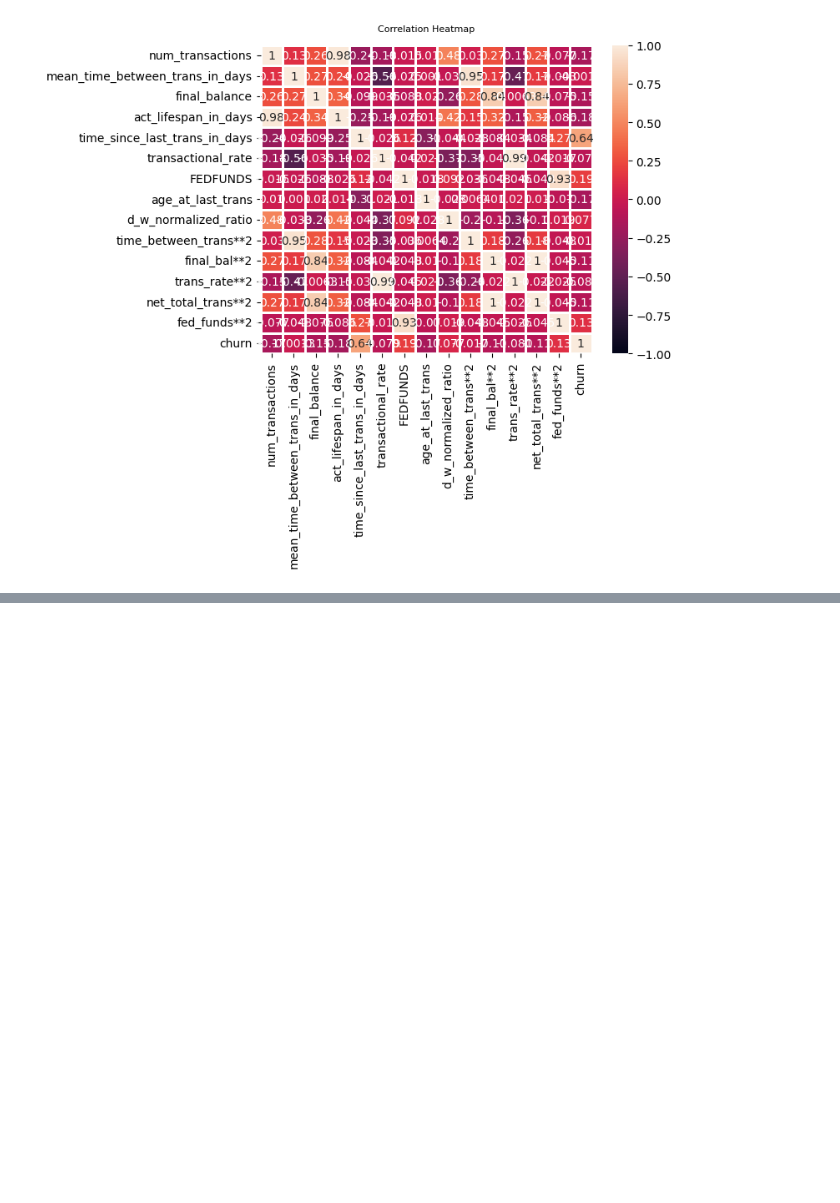
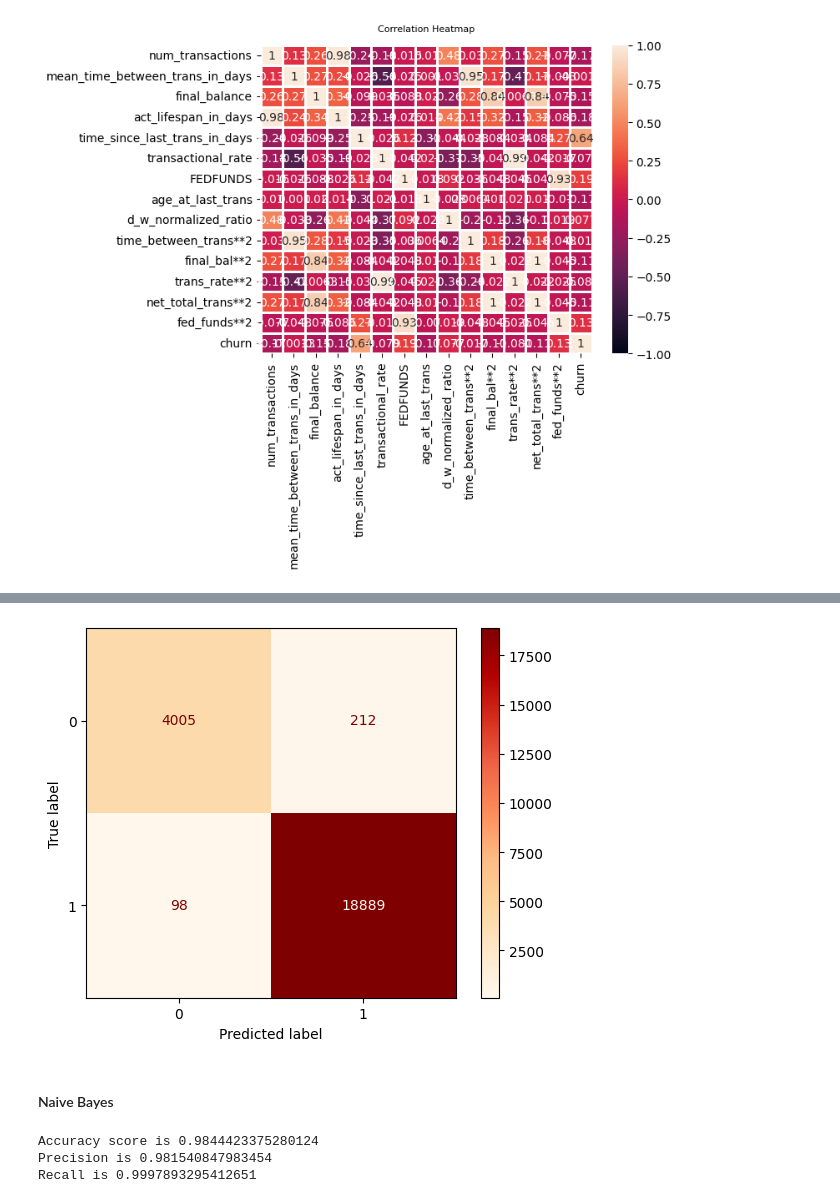
Before and after one commit to gegaddis/bank-churn, a Jupyter notebook: griffen_models.ipynb, the cells around one changed output, grey strips where cells are left out. Saved outputs shown, nothing was run; the diff lists cells and outputs as text; code cells hidden in the pictures; blank space fills up the shorter version.

```diff
--- a/griffen_models.ipynb
+++ b/griffen_models.ipynb
@@ -265,0 +356,29 @@ Text(0.5, 1.0, 'Correlation Heatmap')
+# %%
+cm = confusion_matrix(y_test, y_lda_pred)
+
+cm_plot = ConfusionMatrixDisplay(cm)
+cm_plot.plot(cmap="OrRd")
+plt.show()
+# %% [output]
+[figure, added]
+# %% [markdown]
+#### Naive Bayes
+# %%
+from sklearn.naive_bayes import GaussianNB
+
+logit = GaussianNB().fit(X_train,y_train)
+y_nb_pred = logit.predict(X_test)
+
+# Evaluate model
+acc_score = accuracy_score(y_test, y_nb_pred)
+print(f'Accuracy score is {acc_score}')
+
+pr = precision_score(y_test, y_nb_pred)
+print(f'Precision is {pr}')
+
+re = recall_score(y_test, y_nb_pred)
+print(f'Recall is {re}')
+# %% [output]
+Accuracy score is 0.9844423375280124
+Precision is 0.981540847983454
+Recall is 0.9997893295412651
```
Also changed, not shown: parts of 14 cells of this notebook.
